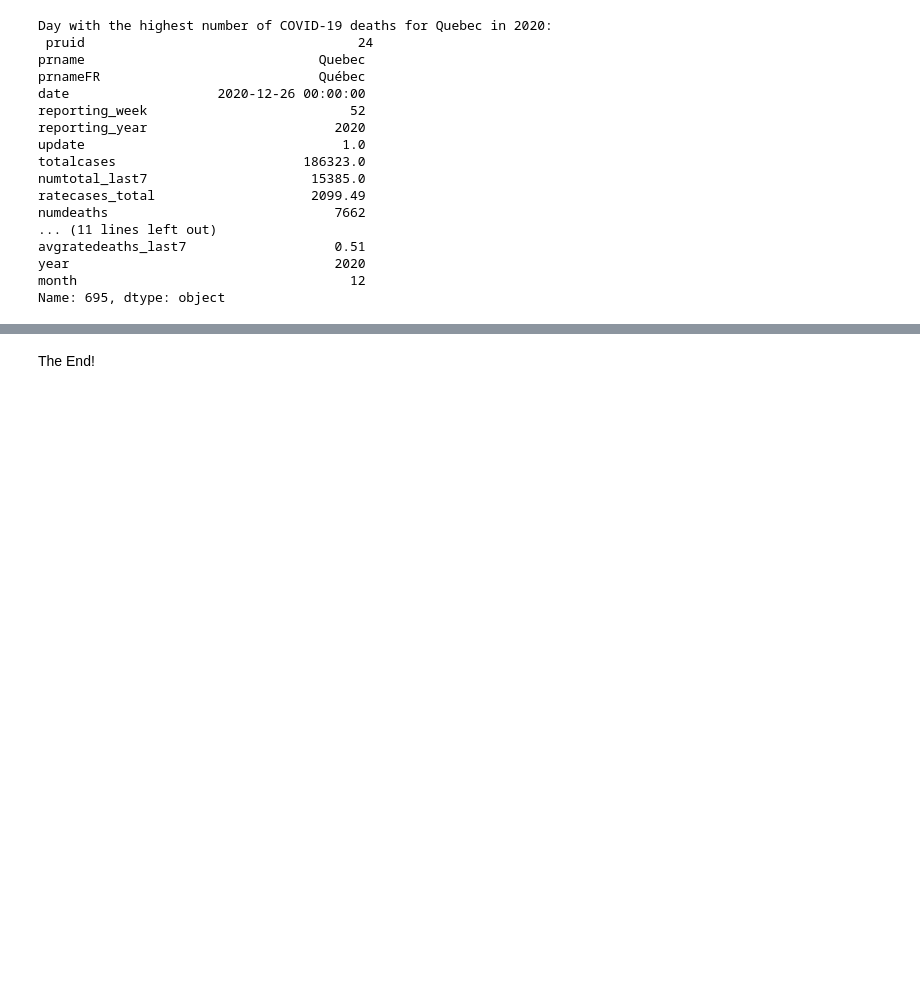
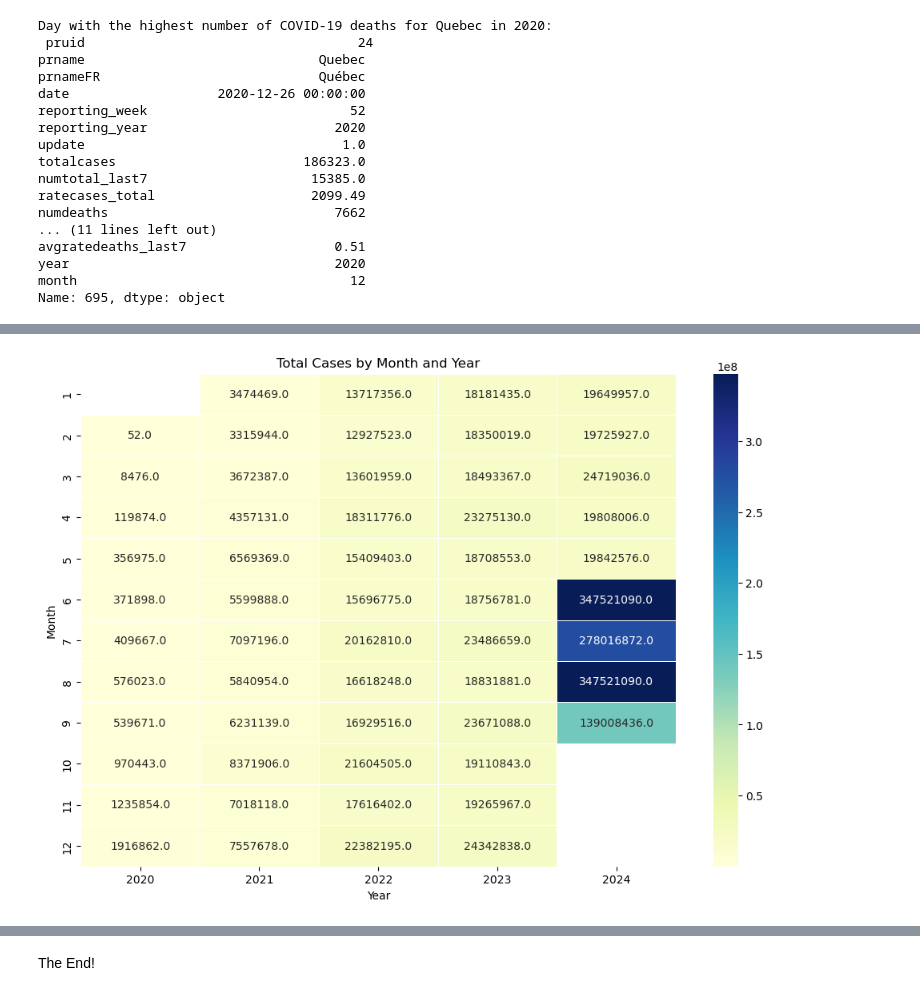
Before and after one commit to MiltonGreat/COVID-19, a Jupyter notebook: EDA COVID.ipynb, the cells around one changed output, grey strips where cells are left out. Cells and saved outputs as stored; diff of their text form; code cells hidden in the pictures; blank space fills up the shorter version.

```diff
--- a/EDA COVID.ipynb
+++ b/EDA COVID.ipynb
@@ -448,0 +501,13 @@ Name: 695, dtype: object
+# %%
+# Pivot table for heatmap (cases per year and month)
+heatmap_data = cases_per_year_month.pivot(index='month', columns='year', values='totalcases')
+
+# Heatmap to visualize the total cases by month and year
+plt.figure(figsize=(12, 8))
+sns.heatmap(heatmap_data, annot=True, fmt=".1f", cmap="YlGnBu", linewidths=0.5)
+plt.title('Total Cases by Month and Year')
+plt.xlabel('Year')
+plt.ylabel('Month')
+plt.show()
+# %% [output]
+[figure, added]
```
Also changed, not shown: parts of 25 cells of this notebook.
